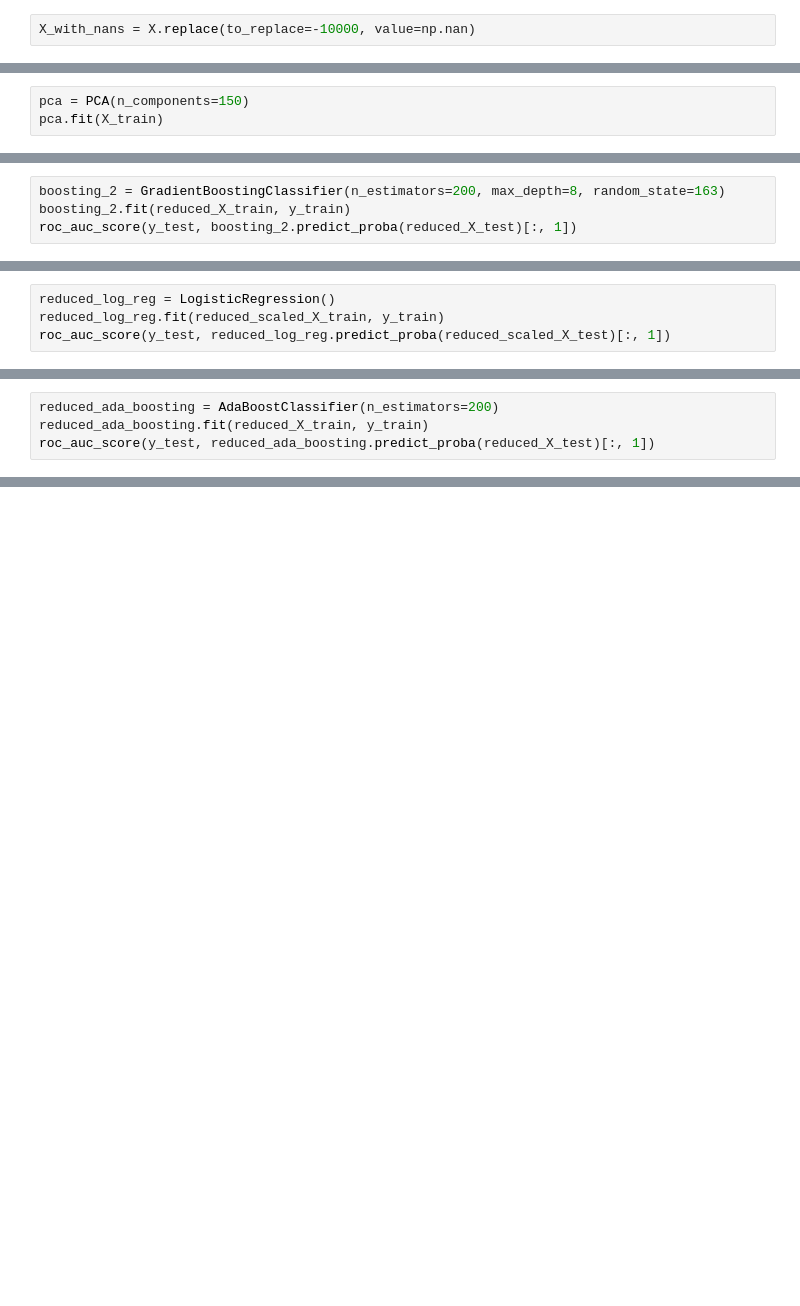
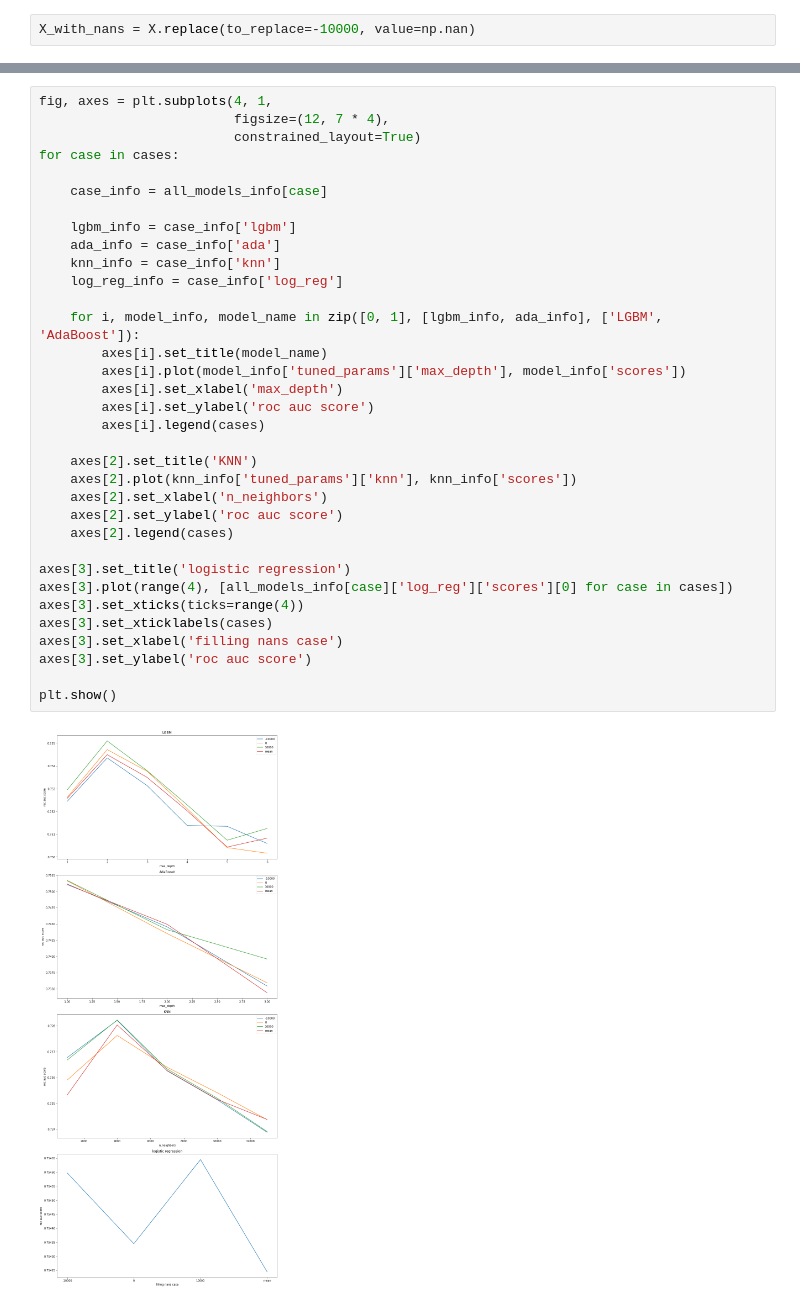
Before and after one commit to vkhmara/EPAM-Internship, a Jupyter notebook: Python/ML course/Week 7/Report.ipynb, the cells around one changed output, grey strips where cells are left out. Cells and saved outputs as stored; diff of their text form; blank space fills up the shorter version.

```diff
--- a/Python/ML course/Week 7/Report.ipynb
+++ b/Python/ML course/Week 7/Report.ipynb
@@ -667,3 +466,0 @@ print(f'{10000}:', roc_auc_score(y_test, knn.predict_proba(scaled_X_test)[:, 1])
-# %%
-pca = PCA(n_components=150)
-pca.fit(X_train)
@@ -682,4 +466,0 @@ reduced_X_test = pca.transform(X_test)
-# %%
-boosting_2 = GradientBoostingClassifier(n_estimators=200, max_depth=8, random_state=163)
-boosting_2.fit(reduced_X_train, y_train)
-roc_auc_score(y_test, boosting_2.predict_proba(reduced_X_test)[:, 1])
@@ -694,4 +466,0 @@ reduced_scaled_X_test = reduced_scaler.transform(reduced_X_test)
-# %%
-reduced_log_reg = LogisticRegression()
-reduced_log_reg.fit(reduced_scaled_X_train, y_train)
-roc_auc_score(y_test, reduced_log_reg.predict_proba(reduced_scaled_X_test)[:, 1])
@@ -704,4 +466,0 @@ roc_auc_score(y_test, reduced_log_reg.predict_proba(reduced_scaled_X_test)[:, 1]
-# %%
-reduced_ada_boosting = AdaBoostClassifier(n_estimators=200)
-reduced_ada_boosting.fit(reduced_X_train, y_train)
-roc_auc_score(y_test, reduced_ada_boosting.predict_proba(reduced_X_test)[:, 1])
@@ -832,0 +675,36 @@ roc_auc_score(y_with_10000_test, big_ada_boosting_with_10000.predict_proba(X_wit
+# %%
+fig, axes = plt.subplots(4, 1,
+                         figsize=(12, 7 * 4),
+                         constrained_layout=True)
+for case in cases:
+
+    case_info = all_models_info[case]
+
+    lgbm_info = case_info['lgbm']
+    ada_info = case_info['ada']
+    knn_info = case_info['knn']
+    log_reg_info = case_info['log_reg']
+
+    for i, model_info, model_name in zip([0, 1], [lgbm_info, ada_info], ['LGBM', 'AdaBoost']):
+        axes[i].set_title(model_name)
+        axes[i].plot(model_info['tuned_params']['max_depth'], model_info['scores'])
+        axes[i].set_xlabel('max_depth')
+        axes[i].set_ylabel('roc auc score')
+        axes[i].legend(cases)
+
+    axes[2].set_title('KNN')
+    axes[2].plot(knn_info['tuned_params']['knn'], knn_info['scores'])
+    axes[2].set_xlabel('n_neighbors')
+    axes[2].set_ylabel('roc auc score')
+    axes[2].legend(cases)
+
+axes[3].set_title('logistic regression')
+axes[3].plot(range(4), [all_models_info[case]['log_reg']['scores'][0] for case in cases])
+axes[3].set_xticks(ticks=range(4))
+axes[3].set_xticklabels(cases)
+axes[3].set_xlabel('filling nans case')
+axes[3].set_ylabel('roc auc score')
+
+plt.show()
+# %% [output]
+[figure, added]
```
Also changed, not shown: parts of 100 cells of this notebook.
